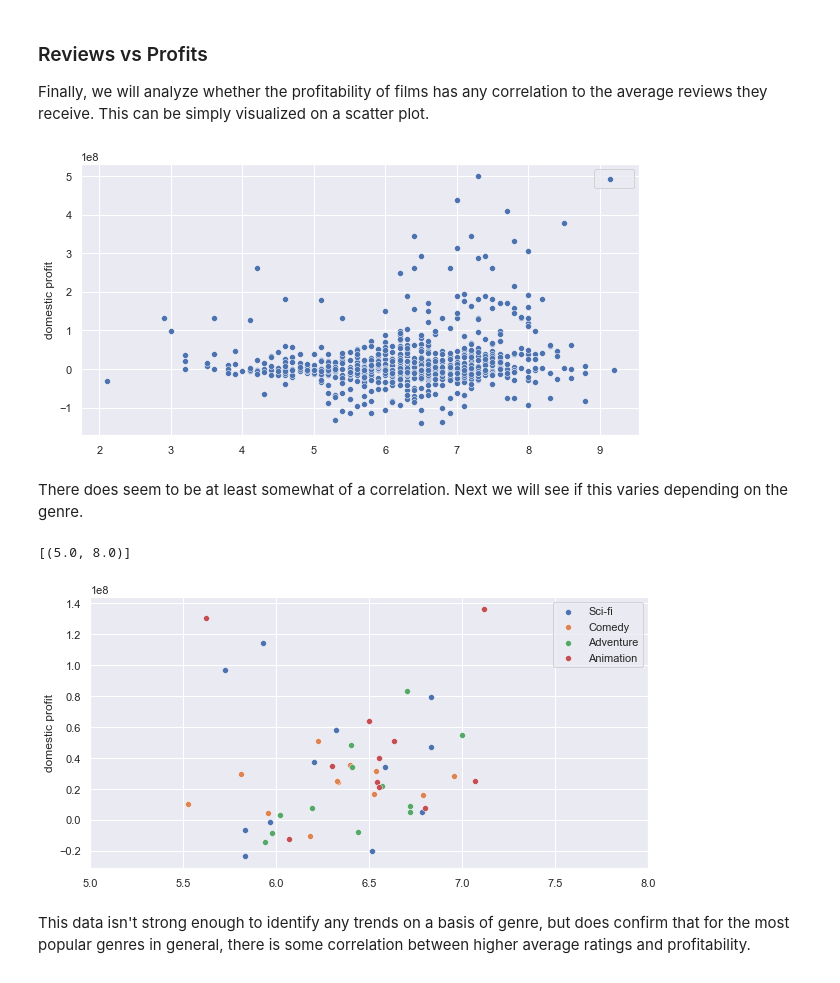
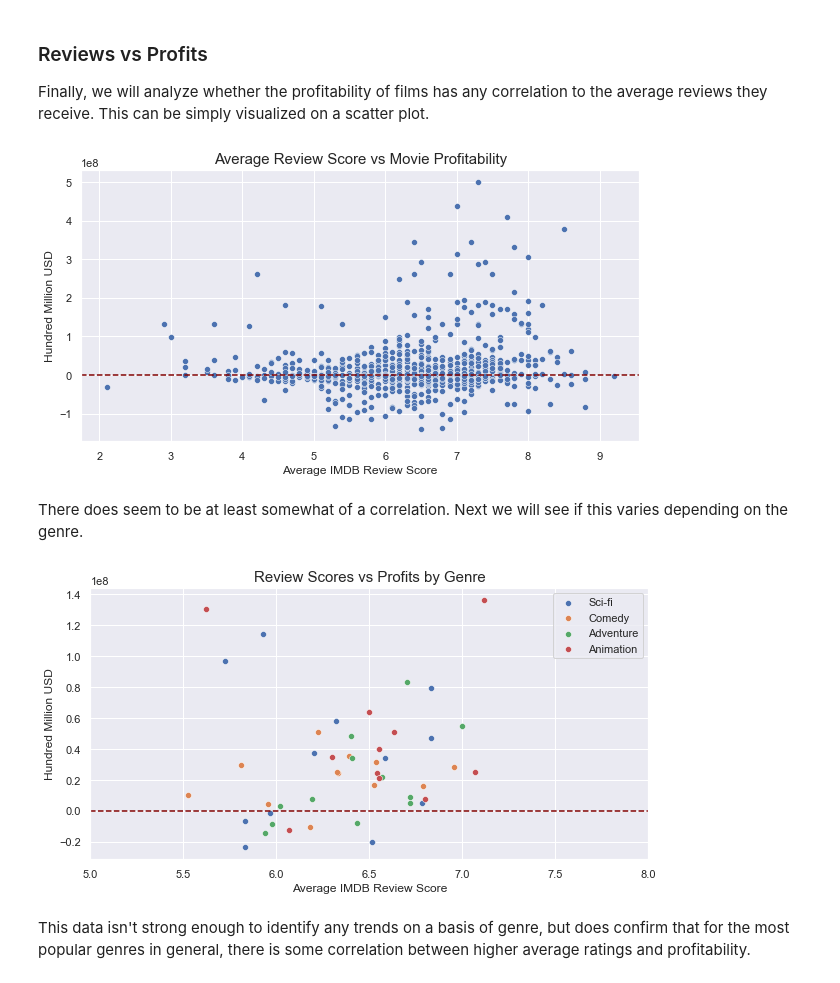
Before and after one commit to shadel96/Microsoft-Movie-Analysis, a Jupyter notebook: movie_analysis.ipynb, the cells around one changed output. Saved outputs shown, nothing was run; the diff lists cells and outputs as text; code cells hidden in the pictures.

```diff
--- a/movie_analysis.ipynb
+++ b/movie_analysis.ipynb
@@ -392,13 +426,16 @@ profit_by_genre[['genres','profit']].head()
 | 3 | Biography | 9.994019e+06 |
 | 4 | Comedy | 2.464532e+07 |
 # %%
+sns.set_style("darkgrid", {"grid.linestyle":":"})
+sns.set(rc={'figure.figsize':(16,5)})
+
 ax = sns.barplot(x='genres', y = "profit", data = profit_by_genre,
                  order=profit_by_genre.sort_values('profit', ascending=False).genres)
 
 ax.set_xlabel("")
-ax.set_ylabel("")
-ax.set_title("TITLE")
+ax.set_ylabel("Profit (Ten Million USD)")
+ax.set_title("Average Profitability of Movies by Genre, 2015-2018", fontsize=15)
 
-sns.set_style("darkgrid", {"grid.linestyle":":"})
-sns.set(rc={'figure.figsize':(13,5)})
+
+plt.savefig('images/profit_by_genre.png')
 # %% [output]
@@ -433,14 +470,17 @@ scifi_df.head()
 # %%
+sns.set_style("darkgrid", {"grid.linestyle":":"})
+sns.set(rc={'figure.figsize':(10,5)})
+
 ax = sns.lineplot(x="month", y = "profit", data = scifi_df)
 ax1 = sns.lineplot(x="month", y = "profit", data = comedy_df)
 ax2 = sns.lineplot(x="month", y = "profit", data = adventure_df)
 ax3 = sns.lineplot(x="month", y = "profit", data = animation_df)
 
 ax.set_xlabel("")
-ax.set_ylabel("domestic profit")
-ax.set_title("Avg Profits of Most Popular Genres by Month")
+ax.set_ylabel("Hundred Million USD")
+ax.set_title("Avg Profits of Most Popular Genres by Month", fontsize=15)
 ax.legend(labels=['Sci-fi', 'Comedy', 'Adventure', 'Animation'])
+ax.axhline(0, ls='--', c='maroon')
 
-sns.set_style("darkgrid", {"grid.linestyle":":"})
-sns.set(rc={'figure.figsize':(15,5)})
+plt.savefig('images/avg_prof_by_month.png')
 # %% [output]
@@ -453,15 +493,17 @@ Finally, we will analyze whether the profitability of films has any correlation
 # %%
 ax = sns.scatterplot(x="averagerating", y = "profit", data = recent_df)
 
-ax.set_xlabel("")
-ax.set_ylabel("domestic profit")
-ax.set_title("")
-ax.legend(labels=[''])
+ax.set_xlabel("Average IMDB Review Score")
+ax.set_ylabel("Hundred Million USD")
+ax.set_title("Average Review Score vs Movie Profitability", fontsize=15)
 
 sns.set_style("darkgrid", {"grid.linestyle":":"})
 sns.set(rc={'figure.figsize':(10,5)})
+ax.axhline(0, ls='--', c='maroon')
+
+plt.savefig('images/reviews_vs_profits.png')
 # %% [output]
-[figure, old version]
+[figure, new version]
 # %% [markdown]
 There does seem to be at least somewhat of a correlation. Next we will see if this varies depending on the genre.
 # %%
@@ -470,16 +512,18 @@ ax1 = sns.scatterplot(x="averagerating", y = "profit", data = comedy_df)
 ax2 = sns.scatterplot(x="averagerating", y = "profit", data = adventure_df)
 ax3 = sns.scatterplot(x="averagerating", y = "profit", data = animation_df)
 
-ax.set_xlabel("")
-ax.set_ylabel("domestic profit")
-ax.set_title("")
+ax.set_xlabel("Average IMDB Review Score")
+ax.set_ylabel("Hundred Million USD")
+ax.set_title("Review Scores vs Profits by Genre", fontsize=15)
 ax.legend(labels=['Sci-fi', 'Comedy', 'Adventure', 'Animation'])
 
 sns.set_style("darkgrid", {"grid.linestyle":":"})
 sns.set(rc={'figure.figsize':(10,5)})
 ax.set(xlim=(5,8))
+ax.axhline(0, ls='--', c='maroon')
+
+plt.savefig('images/reviews_vs_profits_top_genres.png')
 # %% [output]
-[(5.0, 8.0)]
-[figure, old version]
+[figure, new version]
 # %% [markdown]
 This data isn't strong enough to identify any trends on a basis of genre, but does confirm that for the most popular genres in general, there is some correlation between higher average ratings and profitability.
```
Also changed, not shown: parts of 18 cells of this notebook.
